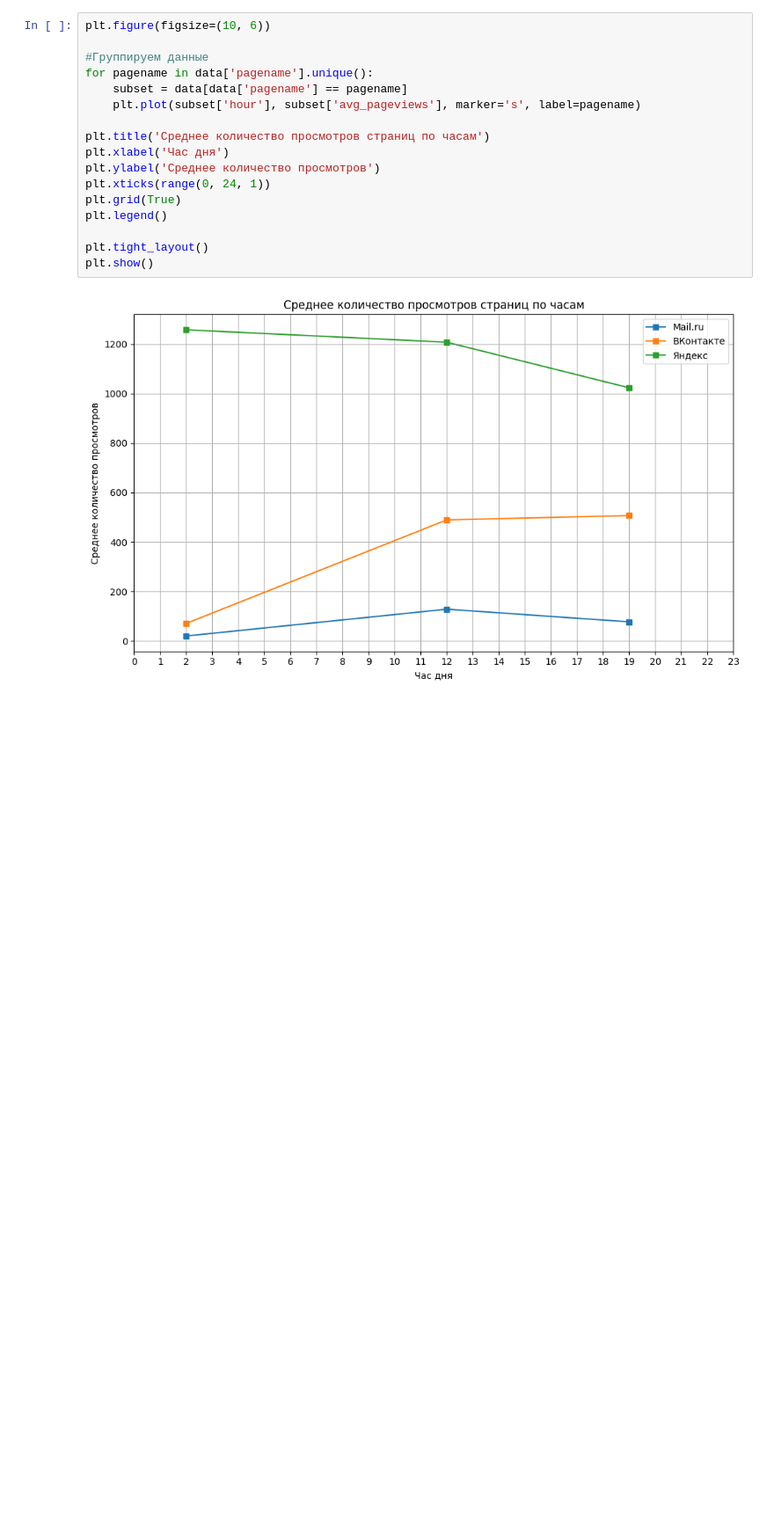
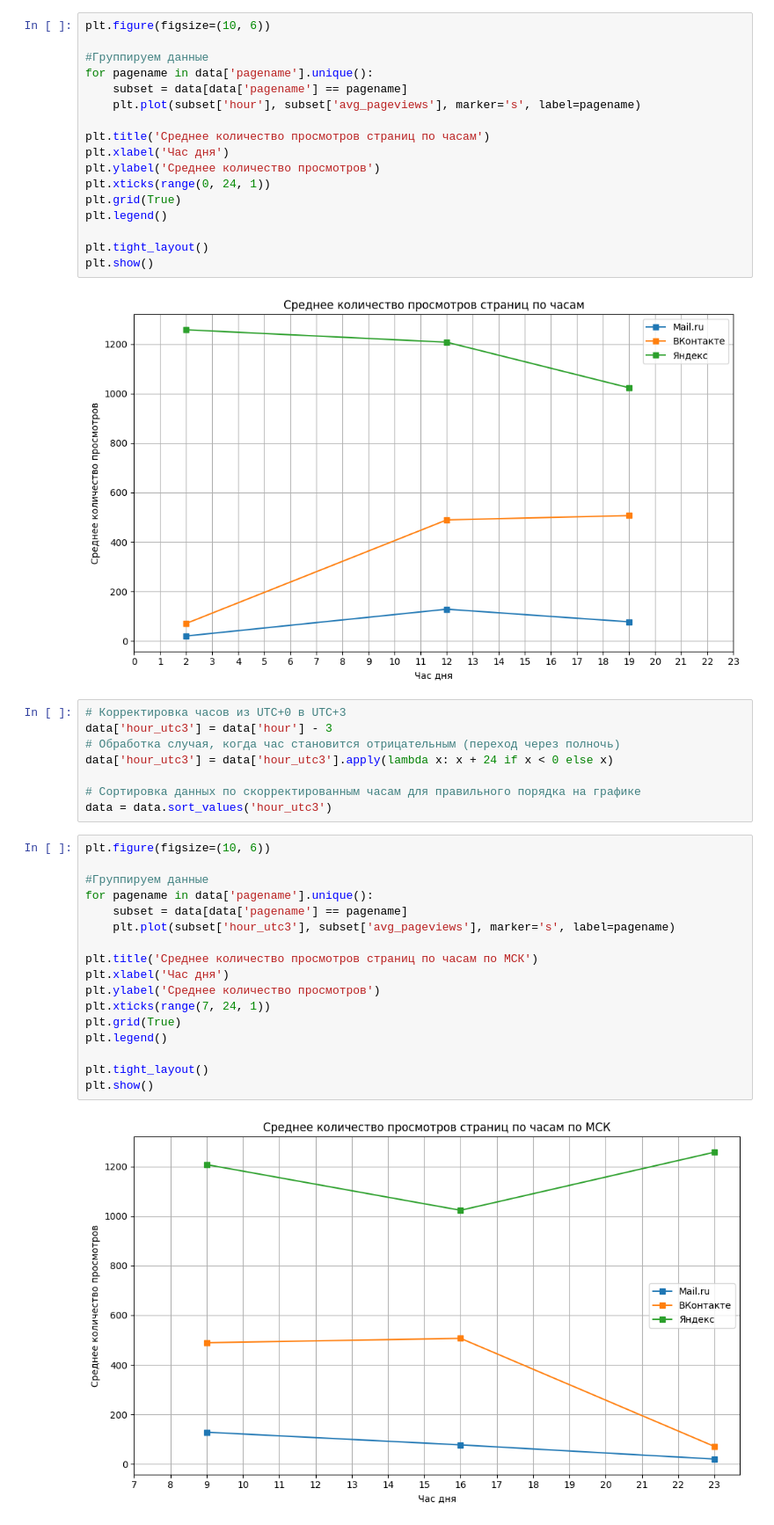
Before and after one commit to qLuVik/etl, a Jupyter notebook: lab04042025/0404.ipynb, the cells around one changed output. Shown: that part at 88% size. Saved outputs shown, nothing was run; the diff lists cells and outputs as text; blank space fills up the shorter version.

```diff
--- a/lab04042025/0404.ipynb
+++ b/lab04042025/0404.ipynb
@@ -29,3 +29,30 @@ plt.tight_layout()
 plt.show()
 # %% [output]
 [figure]
+# %%
+# Корректировка часов из UTC+0 в UTC+3
+data['hour_utc3'] = data['hour'] - 3
+# Обработка случая, когда час становится отрицательным (переход через полночь)
+data['hour_utc3'] = data['hour_utc3'].apply(lambda x: x + 24 if x < 0 else x)
+
+# Сортировка данных по скорректированным часам для правильного порядка на графике
+data = data.sort_values('hour_utc3')
+# %%
+plt.figure(figsize=(10, 6))
+
+#Группируем данные
+for pagename in data['pagename'].unique():
+    subset = data[data['pagename'] == pagename]
+    plt.plot(subset['hour_utc3'], subset['avg_pageviews'], marker='s', label=pagename)
+
+plt.title('Среднее количество просмотров страниц по часам по МСК')
+plt.xlabel('Час дня')
+plt.ylabel('Среднее количество просмотров')
+plt.xticks(range(7, 24, 1))
+plt.grid(True)
+plt.legend()
+
+plt.tight_layout()
+plt.show()
+# %% [output]
+[figure, added]
```
